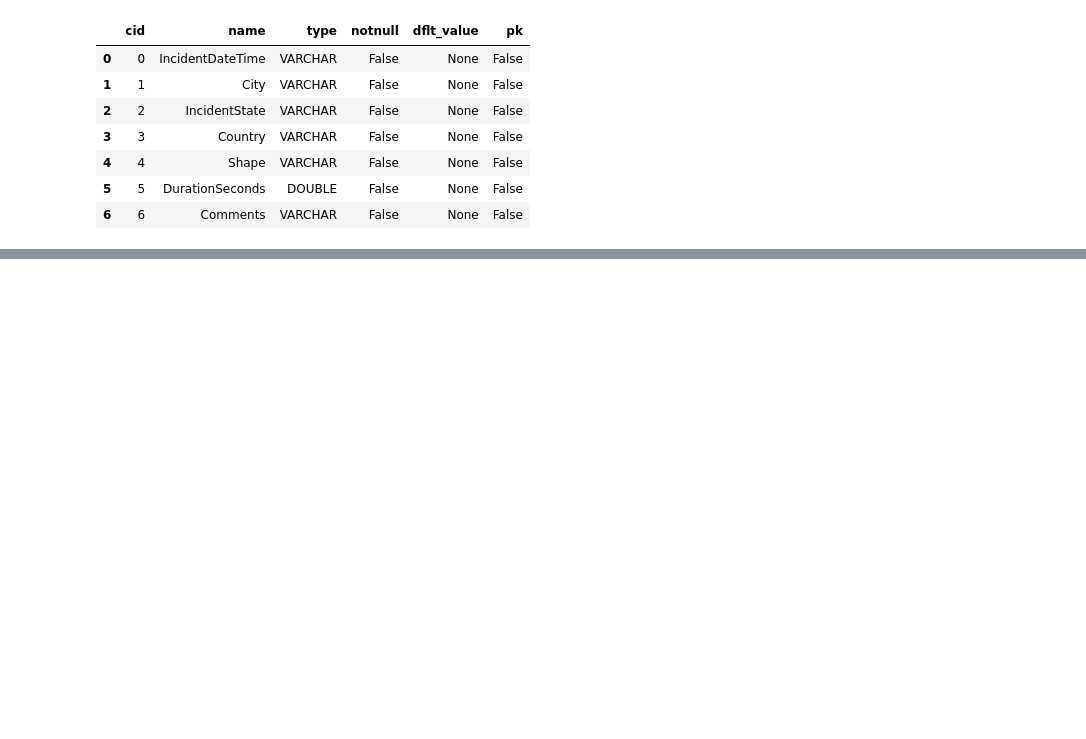
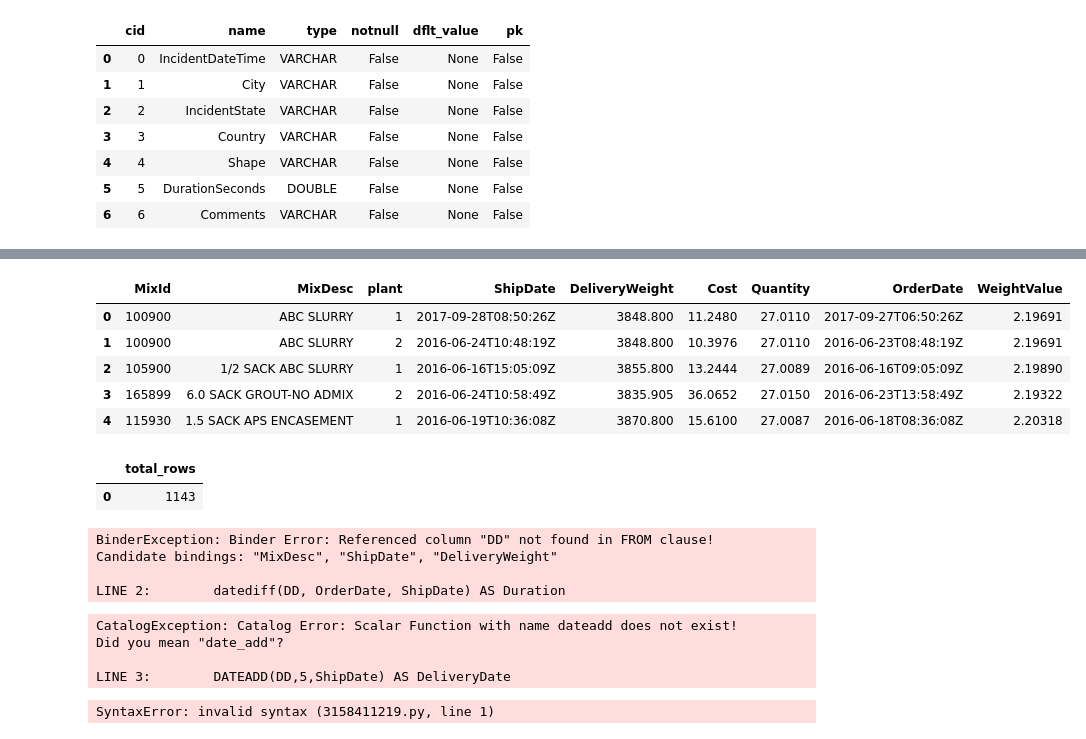
Before and after one commit to shivani7798/sql_server, a Jupyter notebook: incidents_sql.ipynb, the cells around one changed output, grey strips where cells are left out. Cells and saved outputs as stored; diff of their text form; code cells hidden in the pictures; blank space fills up the shorter version.

```diff
--- a/incidents_sql.ipynb
+++ b/incidents_sql.ipynb
@@ -141,0 +180,57 @@ con_disk.close()
+# %%
+csv_path = "data/MixData.csv"
+
+df = pd.read_csv(csv_path)
+df.head()
+# %% [output]
+|  | MixId | MixDesc | plant | ShipDate | DeliveryWeight | Cost | Quantity | OrderDate | WeightValue |
+| 0 | 100900 | ABC SLURRY | 1 | 2017-09-28T08:50:26Z | 3848.800 | 11.2480 | 27.0110 | 2017-09-27T06:50:26Z | 2.19691 |
+| 1 | 100900 | ABC SLURRY | 2 | 2016-06-24T10:48:19Z | 3848.800 | 10.3976 | 27.0110 | 2016-06-23T08:48:19Z | 2.19691 |
+| 2 | 105900 | 1/2 SACK ABC SLURRY | 1 | 2016-06-16T15:05:09Z | 3855.800 | 13.2444 | 27.0089 | 2016-06-16T09:05:09Z | 2.19890 |
+| 3 | 165899 | 6.0 SACK GROUT-NO ADMIX | 2 | 2016-06-24T10:58:49Z | 3835.905 | 36.0652 | 27.0150 | 2016-06-23T13:58:49Z | 2.19322 |
+| 4 | 115930 | 1.5 SACK APS ENCASEMENT | 1 | 2016-06-19T10:36:08Z | 3870.800 | 15.6100 | 27.0087 | 2016-06-18T08:36:08Z | 2.20318 |
+# %%
+con1 = duckdb.connect()
+con1.register("shipments", df)
+
+con1.execute("SELECT COUNT(*) AS total_rows FROM shipments").df()
+# %% [output]
+|  | total_rows |
+| 0 | 1143 |
+# %%
+
+con1.execute("""SELECT OrderDate, ShipDate,
+       datediff(DD, OrderDate, ShipDate) AS Duration
+FROM Shipments""").df().head()
+# %% [output]
+BinderException: Binder Error: Referenced column "DD" not found in FROM clause!
+Candidate bindings: "MixDesc", "ShipDate", "DeliveryWeight"
+
+LINE 2:        datediff(DD, OrderDate, ShipDate) AS Duration
+# %%
+con1.execute("""-- Return the DeliveryDate as 5 days after the ShipDate
+SELECT OrderDate,
+       DATEADD(DD,5,ShipDate) AS DeliveryDate
+FROM Shipments""").df().head()
+# %% [output]
+CatalogException: Catalog Error: Scalar Function with name dateadd does not exist!
+Did you mean "date_add"?
+
+LINE 3:        DATEADD(DD,5,ShipDate) AS DeliveryDate
+# %%
+DECLARE @counter INT
+SET @counter = 20
+
+-- Create a loop
+while @counter<30
+begin
+-- Loop code starting point
+
+	SELECT @counter = @counter + 1
+-- Loop finish
+end
+
+-- Check the value of the variable
+SELECT @counter
+# %% [output]
+SyntaxError: invalid syntax (3158411219.py, line 1)
```
Also changed, not shown: parts of 18 cells of this notebook, 1 other file.
